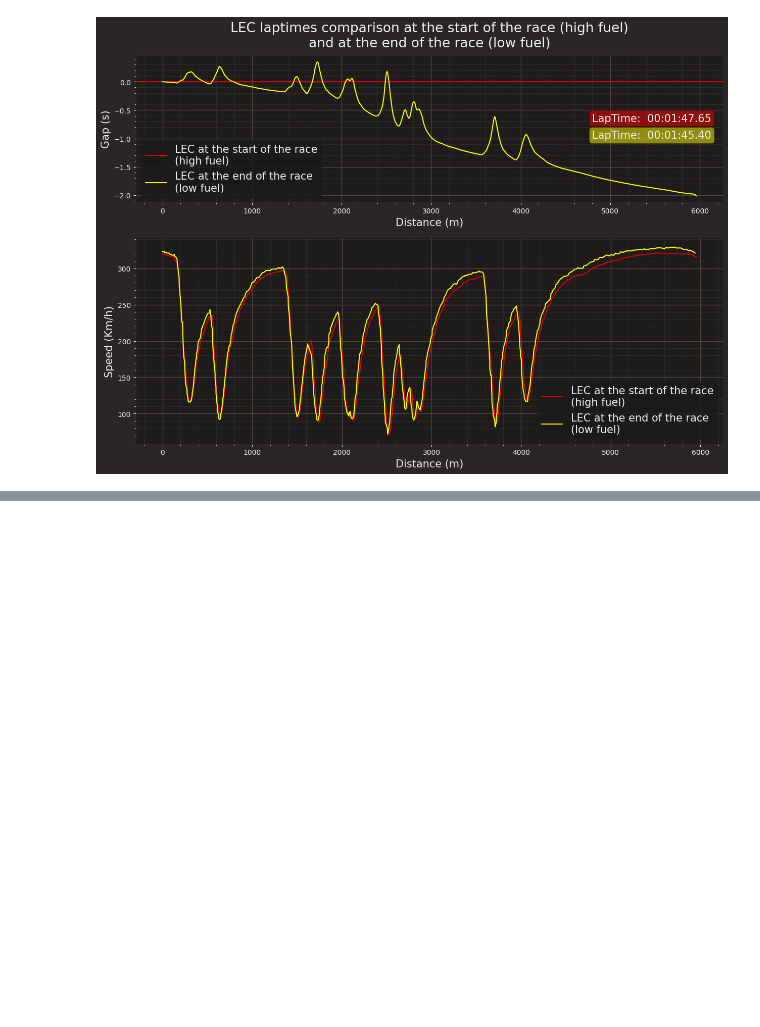
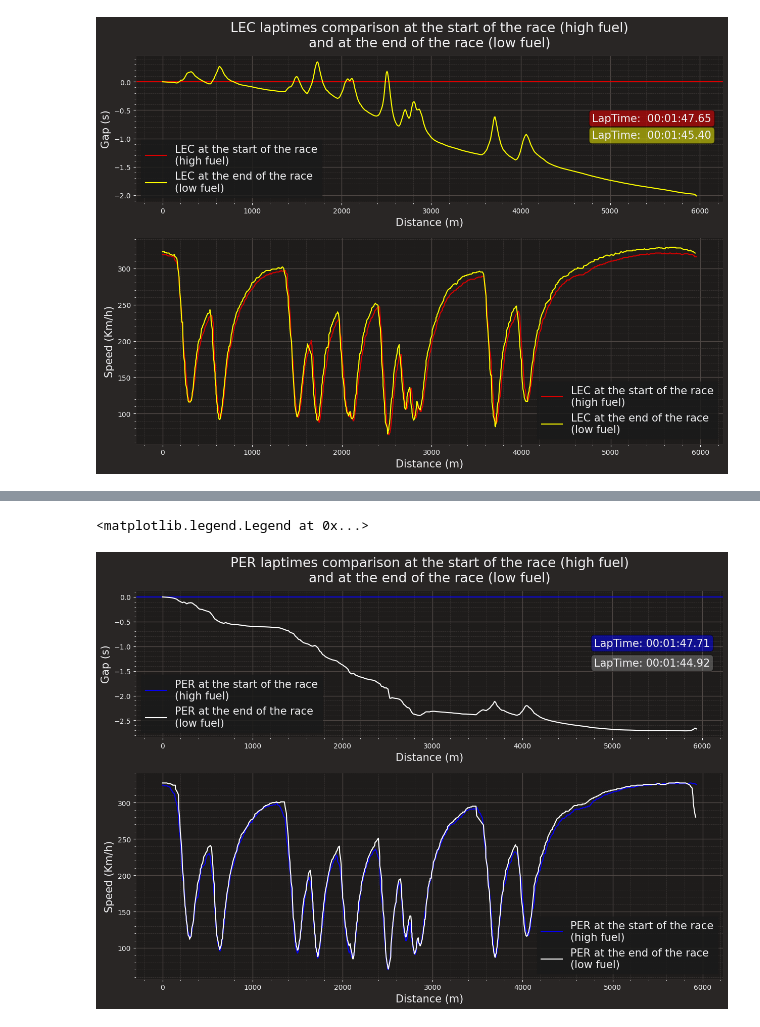
Before and after one commit to Rick8998/Baku2023F1, a Jupyter notebook: SessionsAnalysis/fuel_diff_laptimes.ipynb, the cells around one changed output, grey strips where cells are left out. Saved outputs shown, nothing was run; the diff lists cells and outputs as text; code cells hidden in the pictures; blank space fills up the shorter version.

```diff
--- a/SessionsAnalysis/fuel_diff_laptimes.ipynb
+++ b/SessionsAnalysis/fuel_diff_laptimes.ipynb
@@ -61,0 +123,61 @@ ax[1].legend(loc="lower right", prop={'size': 15})
+# %%
+import fastf1 as ff1
+import pandas as pd
+from fastf1 import utils
+from matplotlib import pyplot as plt
+from fastf1 import plotting
+from matplotlib.patches import Rectangle
+import numpy as np
+
+ff1.Cache.enable_cache('2023Baku')
+race = ff1.get_session(2023, 'Baku', 'R')
+race_laps = race.load_laps(with_telemetry=True)
+race.load()
+# %%
+
+driver = "PER"
+race_laps = race_laps.pick_driver(driver)
+# prendo il giro 2 e 51 del pilota
+first_real_lap = race_laps.loc[(race_laps['LapNumber']==2)]
+last_lap = race_laps.loc[(race_laps['LapNumber']==51)]
+team = first_real_lap['Team']
+
+telemetry_first_lap = first_real_lap.get_telemetry().add_distance()
+telemetry_last_lap = last_lap.get_telemetry().add_distance()
+delta_time, ref_tel, compare_tel = utils.delta_time(first_real_lap, last_lap)
+
+plot_size = [15, 10]
+plot_title = f"{driver} laptimes comparison at the start of the race (high fuel)\nand at the end of the race (low fuel)"
+plot_ratios = [0.5, 0.7]
+plotting.setup_mpl()
+# Make plot a bit bigger
+plt.rcParams['figure.figsize'] = plot_size
+
+# Create subplots with different sizes
+fig, ax = plt.subplots(2, gridspec_kw={'height_ratios': plot_ratios})
+
+ax[0].title.set_text(plot_title)
+
+# Delta line
+ax[0].axhline(0, color=ff1.plotting.team_color("RedBull"), label = driver+ " at the start of the race\n(high fuel)")
+ax[0].plot(ref_tel['Distance'], delta_time, color="white", label= driver+ " at the end of the race\n(low fuel)")
+ax[0].set_ylabel("Gap (s)", fontsize = 10)
+ax[0].set_xlabel("Distance (m)", fontsize=10)
+ax[0].yaxis.label.set_size(15)
+ax[0].xaxis.label.set_size(15)
+ax[0].text(x=4800, y = -1, s = f"LapTime: {str(first_real_lap.LapTime)[11:22]}", fontsize=15, bbox=dict(boxstyle='round', facecolor='blue', alpha=0.5))
+ax[0].text(x=4800, y = -1.4, s = f"LapTime: {str(last_lap.LapTime)[12:23]}", fontsize=15, bbox=dict(boxstyle='round', facecolor='grey', alpha=0.5))
+ax[0].legend(loc="lower left", prop={'size': 15})
+
+
+# Speed trace
+ax[1].plot(telemetry_first_lap['Distance'], telemetry_first_lap['Speed'], label=driver+ " at the start of the race\n(high fuel)", color=ff1.plotting.team_color("RedBull"))
+ax[1].plot(telemetry_last_lap['Distance'], telemetry_last_lap['Speed'], label=driver+" at the end of the race\n(low fuel)", color="white")
+ax[1].set_ylabel("Speed (Km/h)", fontsize=10)
+ax[1].set_xlabel("Distance (m)", fontsize=10)
+ax[1].yaxis.label.set_size(15)
+ax[1].xaxis.label.set_size(15)
+ax[1].legend(loc="lower right", prop={'size': 15})
+# %% [output]
+<matplotlib.legend.Legend at 0x...>
+[figure, added]
```
Also changed, not shown: parts of 3 cells of this notebook, 1 other file.
